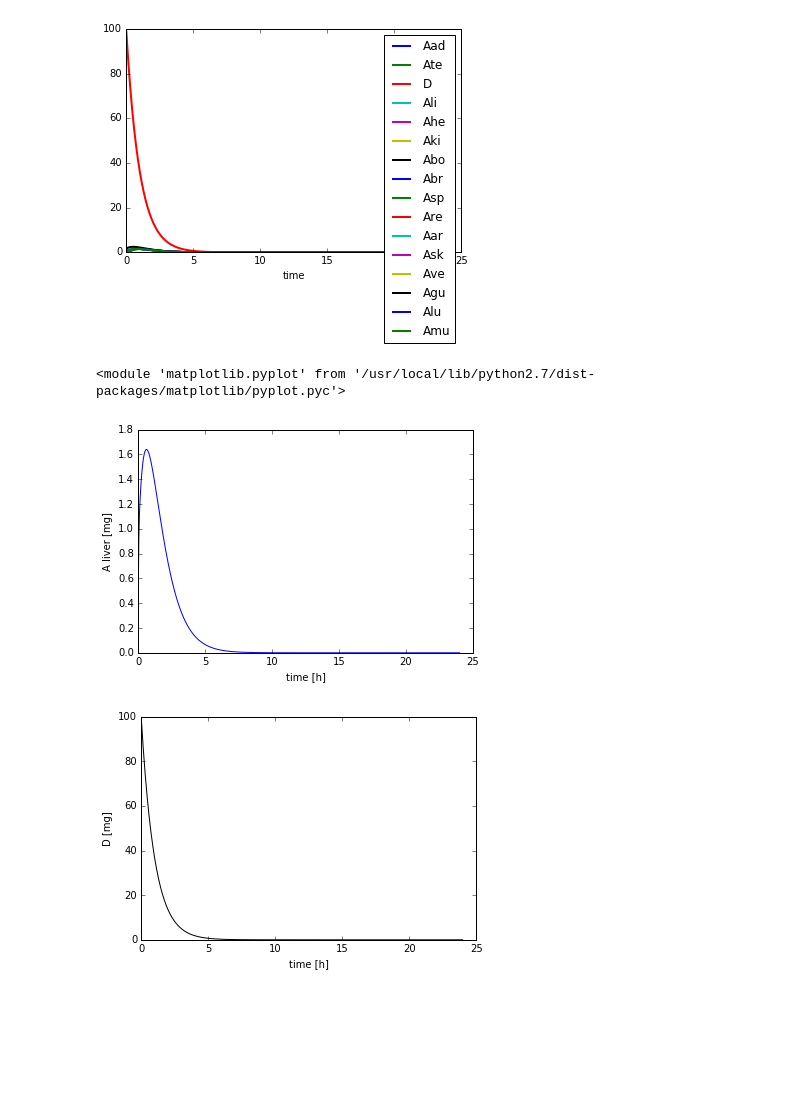
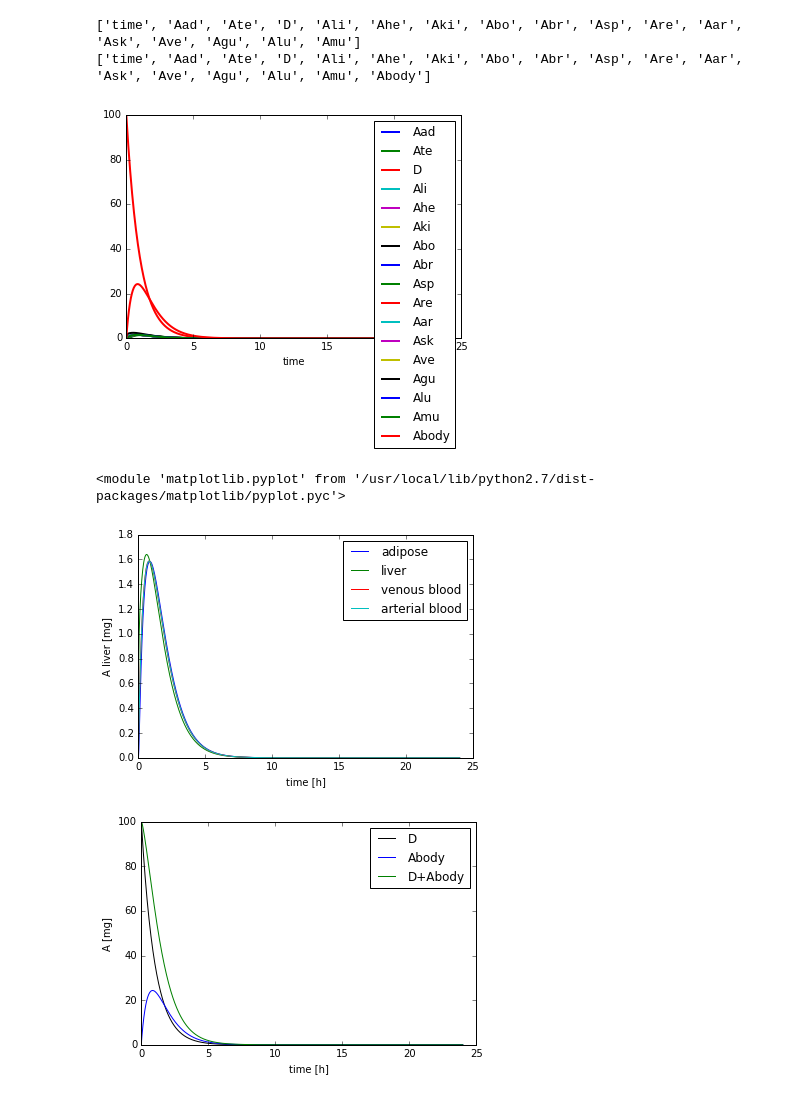
Before and after one commit to jingyayeah/multiscale-galactose, a Jupyter notebook: python/multiscalepy/multiscale/examples/models/Jones2013/Jones2013.ipynb, the cells around one changed output. Cells and saved outputs as stored; diff of their text form; code cells hidden in the pictures; blank space fills up the shorter version.

Commit message:
diagram for Jones added

```diff
--- a/python/multiscalepy/multiscale/examples/models/Jones2013/Jones2013.ipynb
+++ b/python/multiscalepy/multiscale/examples/models/Jones2013/Jones2013.ipynb
@@ -7,24 +9,40 @@ from __future__ import print_function, division
 import tellurium as te
 # %%
 r = te.loads('Jones2013_1.xml')
+print(r.timeCourseSelections)
+r.timeCourseSelections += ['Abody']
+print(r.timeCourseSelections)
+# %% [output]
+['time', 'Aad', 'Ate', 'D', 'Ali', 'Ahe', 'Aki', 'Abo', 'Abr', 'Asp', 'Are', 'Aar', 'Ask', 'Ave', 'Agu', 'Alu', 'Amu']
+['time', 'Aad', 'Ate', 'D', 'Ali', 'Ahe', 'Aki', 'Abo', 'Abr', 'Asp', 'Are', 'Aar', 'Ask', 'Ave', 'Agu', 'Alu', 'Amu', 'Abody']
 # %%
 s = r.simulate(0,24,1001)
 # %%
 r.plot(s)
 # %% [output]
-[figure, old version]
+[figure, new version]
 <module 'matplotlib.pyplot' from '/usr/local/lib/python2.7/dist-packages/matplotlib/pyplot.pyc'>
 # %%
 from matplotlib import pyplot as plt
-plt.plot(s['time'], s['Ali'])
+plt.plot(s['time'], s['Aad'], label='adipose')
+plt.plot(s['time'], s['Ali'], label='liver')
+plt.plot(s['time'], s['Ave'], label='venous blood')
+plt.plot(s['time'], s['Aar'], label='arterial blood')
+
+
 plt.ylabel('A liver [mg]')
 plt.xlabel('time [h]')
+plt.legend()
 plt.show()
 
-plt.plot(s['time'], s['D'], color='black')
-plt.ylabel('D [mg]')
+plt.plot(s['time'], s['D'], color='black', label='D')
+plt.plot(s['time'], s['Abody'], label='Abody')
+plt.plot(s['time'], s['D'] + s['Abody'], label='D+Abody')
+
+plt.ylabel('A [mg]')
 plt.xlabel('time [h]')
+plt.legend()
 plt.show()
 # %% [output]
-[figure, old version]
+[figure, new version]
-[figure, old version]
+[figure, new version]
```
Also changed, not shown: parts of 1 cell of this notebook, 5 other files.
